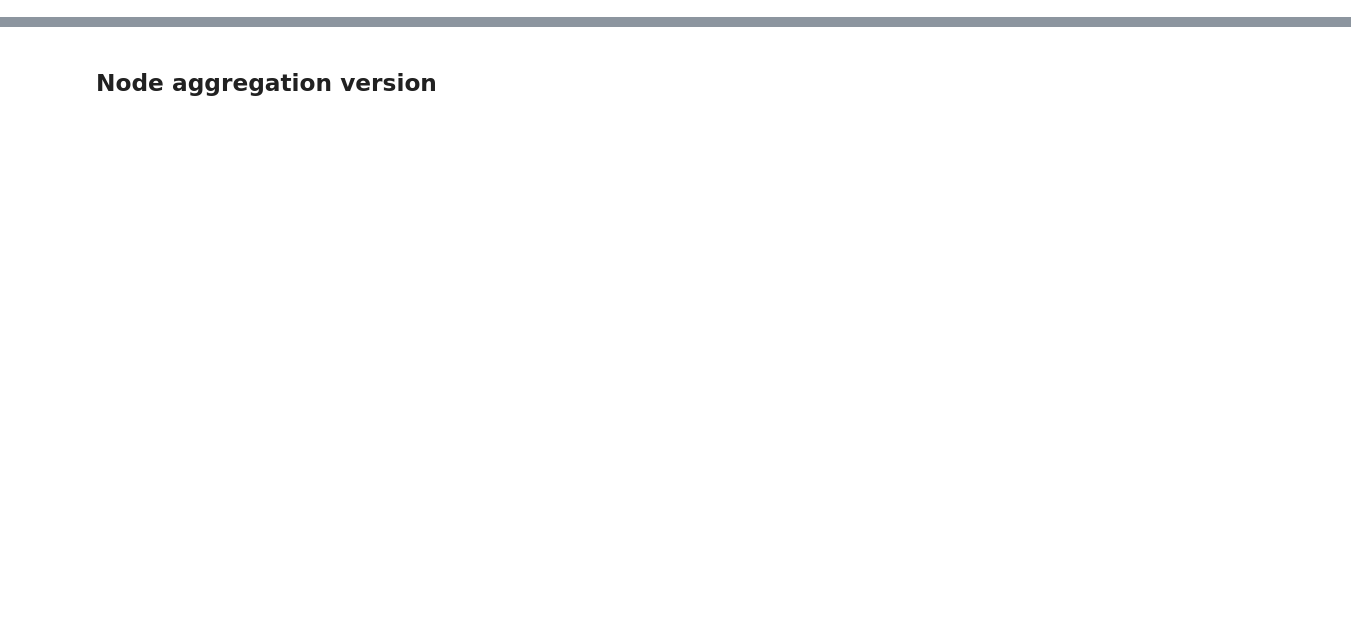
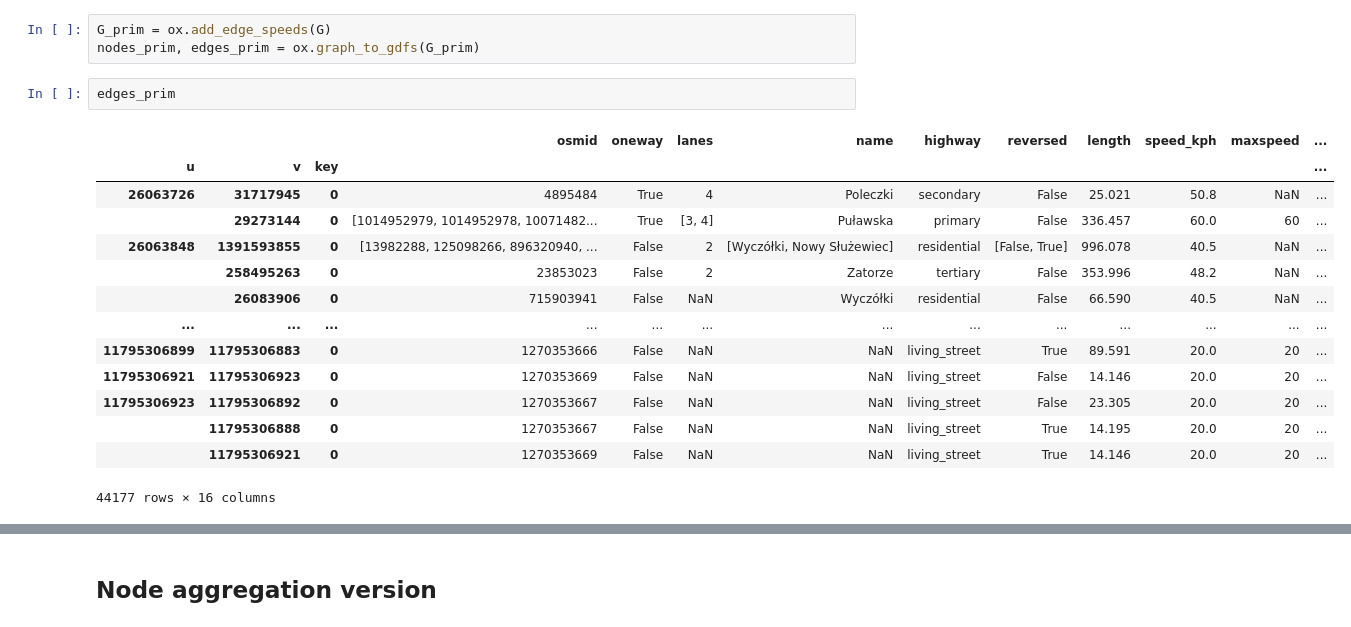
Before and after one commit to StaszekM/gradient, a Jupyter notebook: notebooks/osmnx_graph_train_test.ipynb, the cells around one changed output, grey strips where cells are left out. Saved outputs shown, nothing was run; the diff lists cells and outputs as text; blank space fills up the shorter version.

```diff
--- a/notebooks/osmnx_graph_train_test.ipynb
+++ b/notebooks/osmnx_graph_train_test.ipynb
@@ -53,0 +108,20 @@ gdf_edges
+# %%
+G_prim = ox.add_edge_speeds(G)
+nodes_prim, edges_prim = ox.graph_to_gdfs(G_prim)
+# %%
+edges_prim
+# %% [output]
+|  |  |  | osmid | oneway | lanes | name | highway | reversed | length | speed_kph | maxspeed | ... |
+| u | v | key |  |  |  |  |  |  |  |  |  | ... |
+| 26063726 | 31717945 | 0 | 4895484 | True | 4 | Poleczki | secondary | False | 25.021 | 50.8 | NaN | ... |
+|  | 29273144 | 0 | [1014952979, 1014952978, 10071482... | True | [3, 4] | Puławska | primary | False | 336.457 | 60.0 | 60 | ... |
+| 26063848 | 1391593855 | 0 | [13982288, 125098266, 896320940, ... | False | 2 | [Wyczółki, Nowy Służewiec] | residential | [False, True] | 996.078 | 40.5 | NaN | ... |
+|  | 258495263 | 0 | 23853023 | False | 2 | Zatorze | tertiary | False | 353.996 | 48.2 | NaN | ... |
+|  | 26083906 | 0 | 715903941 | False | NaN | Wyczółki | residential | False | 66.590 | 40.5 | NaN | ... |
+| ... | ... | ... | ... | ... | ... | ... | ... | ... | ... | ... | ... | ... |
+| 11795306899 | 11795306883 | 0 | 1270353666 | False | NaN | NaN | living_street | True | 89.591 | 20.0 | 20 | ... |
+| 11795306921 | 11795306923 | 0 | 1270353669 | False | NaN | NaN | living_street | False | 14.146 | 20.0 | 20 | ... |
+| 11795306923 | 11795306892 | 0 | 1270353667 | False | NaN | NaN | living_street | False | 23.305 | 20.0 | 20 | ... |
+|  | 11795306888 | 0 | 1270353667 | False | NaN | NaN | living_street | True | 14.195 | 20.0 | 20 | ... |
+|  | 11795306921 | 0 | 1270353669 | False | NaN | NaN | living_street | True | 14.146 | 20.0 | 20 | ... |
+44177 rows × 16 columns
```
Also changed, not shown: parts of 36 cells of this notebook, 2 other files.
